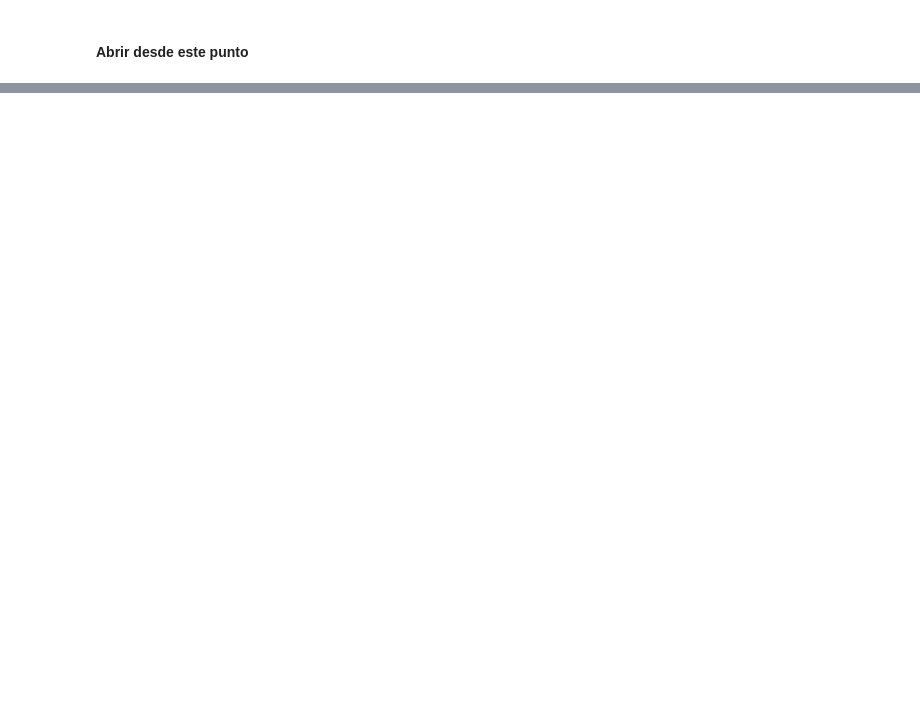
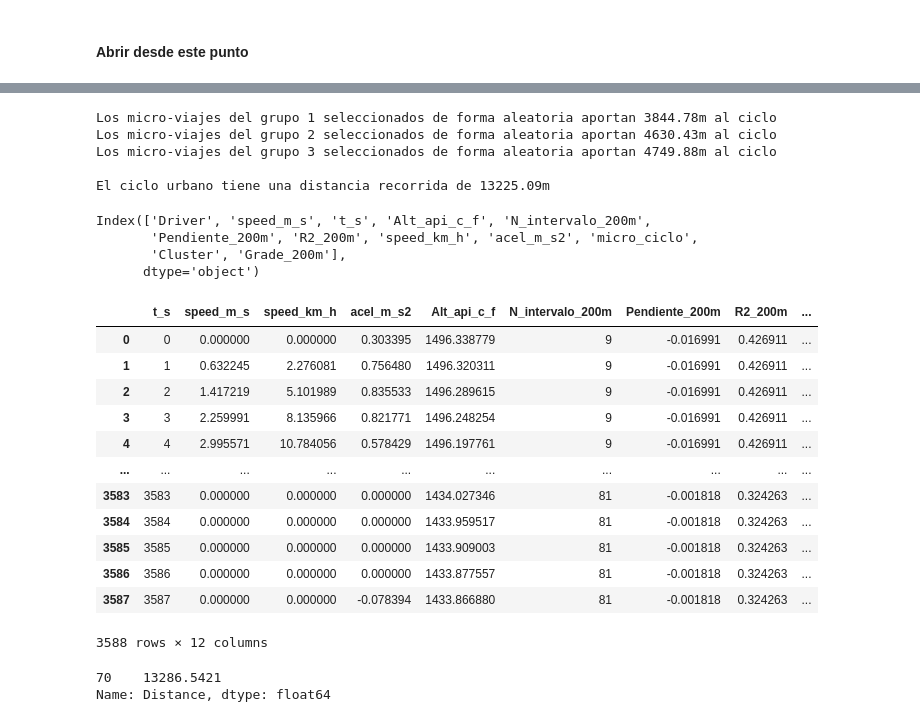
Before and after one commit to londonojavierdavid/MotorcycleCycle_AMVA2024, a Jupyter notebook: Agrupamiento/Parametros_grupos.ipynb, the cells around one changed output, grey strips where cells are left out. Saved outputs shown, nothing was run; the diff lists cells and outputs as text; code cells hidden in the pictures; blank space fills up the shorter version.

```diff
--- a/Agrupamiento/Parametros_grupos.ipynb
+++ b/Agrupamiento/Parametros_grupos.ipynb
@@ -198 +285,75 @@ df_viajes["Cluster"] = df_viajes["micro_ciclo"].map(df.set_index("micro_ciclo")[
+# %%
+# Seleccion de micro_viajes cluster 1
+cluster = 1
+df_seleccionados_C1 = M_V_Aleatorios(df, cluster, Aporte_G1)
+# Seleccion de micro_viajes cluster 2
+cluster = 2
+df_seleccionados_C2 = M_V_Aleatorios(df, cluster, Aporte_G2)
+# Seleccion de micro_viajes cluster 3
+cluster = 3
+df_seleccionados_C3 = M_V_Aleatorios(df, cluster, Aporte_G3)
+
+
+aporte_C1 = sum(df_seleccionados_C1["Distance"])
+print(f"Los micro-viajes del grupo 1 seleccionados de forma aleatoria aportan {round(aporte_C1, 2)}m al ciclo")
+aporte_C2 = sum(df_seleccionados_C2["Distance"])
+print(f"Los micro-viajes del grupo 2 seleccionados de forma aleatoria aportan {round(aporte_C2, 2)}m al ciclo")
+aporte_C3 = sum(df_seleccionados_C3["Distance"])
+print(f"Los micro-viajes del grupo 3 seleccionados de forma aleatoria aportan {round(aporte_C3, 2)}m al ciclo")
+print(" ")
+total= aporte_C1+aporte_C2+aporte_C3
+print(f"El ciclo urbano tiene una distancia recorrida de {round(total, 2)}m")
+# %% [output]
+Los micro-viajes del grupo 1 seleccionados de forma aleatoria aportan 3844.78m al ciclo
+Los micro-viajes del grupo 2 seleccionados de forma aleatoria aportan 4630.43m al ciclo
+Los micro-viajes del grupo 3 seleccionados de forma aleatoria aportan 4749.88m al ciclo
+
+El ciclo urbano tiene una distancia recorrida de 13225.09m
+# %%
+df_viajes = pd.read_excel('Consolidado_general_allDrives.xlsx')
+# %%
+# Extraer los DataFrames en función de la columna "micro_ciclo"
+df_MV_Cluster1 = df_viajes[df_viajes['micro_ciclo'].isin(df_seleccionados_C1['micro_ciclo'])].copy()
+df_MV_Cluster2 = df_viajes[df_viajes['micro_ciclo'].isin(df_seleccionados_C2['micro_ciclo'])].copy()
+df_MV_Cluster3 = df_viajes[df_viajes['micro_ciclo'].isin(df_seleccionados_C3['micro_ciclo'])].copy()
+# %%
+Ciclo_AMVA_2024 = pd.concat([df_MV_Cluster1, df_MV_Cluster3, df_MV_Cluster2], axis=0)
+Ciclo_AMVA_2024 = Ciclo_AMVA_2024.reset_index(drop=True) # Reindexar el DF
+Ciclo_AMVA_2024["t_s"] = range(len(Ciclo_AMVA_2024)) # Crear nueva columna de tiempo 1 s
+Ciclo_AMVA_2024['Grade_200m'] = np.arctan(Ciclo_AMVA_2024['Pendiente_200m']) * 180 / np.pi ## Pendiente en º
+# %%
+# Lista de nombres de columnas que deseas eliminar
+columnas_a_eliminar = ['latitude', 'longitude', 'accuracy(m)', 'speed(m/s)', 'sat_used', 'sat_inview', 'Edad_conductor','altitude(m)', 'Travel',
+       'Estrato_conductor', 'Genero', 'Escolaridad_conductor', 'Ocupación''Escolaridad', 'Marca', 'Referencia', 'Modelo','delta_tiempo',
+       'distancia', 'Altitude_api', 'Altitude_api_c','N_intervalo_100m', 'Pendiente_100m', 'R2_100m','N_intervalo_140m', 'Pendiente_140m',
+       'R2_140m', 'N_intervalo_160m','Pendiente_160m', 'R2_160m','distancia_km', 'distancia_m','distancia_total']
+
+# Eliminar las columnas especificadas
+Ciclo_AMVA_2024 = Ciclo_AMVA_2024.drop(columns=columnas_a_eliminar)
+Ciclo_AMVA_2024.columns
+# %% [output]
+Index(['Driver', 'speed_m_s', 't_s', 'Alt_api_c_f', 'N_intervalo_200m',
+       'Pendiente_200m', 'R2_200m', 'speed_km_h', 'acel_m_s2', 'micro_ciclo',
+       'Cluster', 'Grade_200m'],
+      dtype='object')
+# %%
+# Ordenar las columnas
+column_order = ['t_s', 'speed_m_s', 'speed_km_h', 'acel_m_s2', 'Alt_api_c_f', 'N_intervalo_200m','Pendiente_200m', 'R2_200m', 'Grade_200m', 'Driver','micro_ciclo','Cluster']
+Ciclo_AMVA_2024 = Ciclo_AMVA_2024[column_order]
+Ciclo_AMVA_2024['Cluster'] = Ciclo_AMVA_2024['Cluster'].astype(int)
+Ciclo_AMVA_2024
+# %% [output]
+|  | t_s | speed_m_s | speed_km_h | acel_m_s2 | Alt_api_c_f | N_intervalo_200m | Pendiente_200m | R2_200m | ... |
+| 0 | 0 | 0.000000 | 0.000000 | 0.303395 | 1496.338779 | 9 | -0.016991 | 0.426911 | ... |
+| 1 | 1 | 0.632245 | 2.276081 | 0.756480 | 1496.320311 | 9 | -0.016991 | 0.426911 | ... |
+| 2 | 2 | 1.417219 | 5.101989 | 0.835533 | 1496.289615 | 9 | -0.016991 | 0.426911 | ... |
+| 3 | 3 | 2.259991 | 8.135966 | 0.821771 | 1496.248254 | 9 | -0.016991 | 0.426911 | ... |
+| 4 | 4 | 2.995571 | 10.784056 | 0.578429 | 1496.197761 | 9 | -0.016991 | 0.426911 | ... |
+| ... | ... | ... | ... | ... | ... | ... | ... | ... | ... |
+| 3583 | 3583 | 0.000000 | 0.000000 | 0.000000 | 1434.027346 | 81 | -0.001818 | 0.324263 | ... |
+| 3584 | 3584 | 0.000000 | 0.000000 | 0.000000 | 1433.959517 | 81 | -0.001818 | 0.324263 | ... |
+| 3585 | 3585 | 0.000000 | 0.000000 | 0.000000 | 1433.909003 | 81 | -0.001818 | 0.324263 | ... |
+| 3586 | 3586 | 0.000000 | 0.000000 | 0.000000 | 1433.877557 | 81 | -0.001818 | 0.324263 | ... |
+| 3587 | 3587 | 0.000000 | 0.000000 | -0.078394 | 1433.866880 | 81 | -0.001818 | 0.324263 | ... |
+3588 rows × 12 columns
 # %%
@@ -199,0 +393,6 @@ df_viajes.to_excel('Consolidado_general_allDrives.xlsx', index=False)
+# %%
+dis = df[df["micro_ciclo"]==microviajeX]["Distance"]
+dis
+# %% [output]
+70    13286.5421
+Name: Distance, dtype: float64
```
Also changed, not shown: parts of 12 cells of this notebook, 10 other files.
